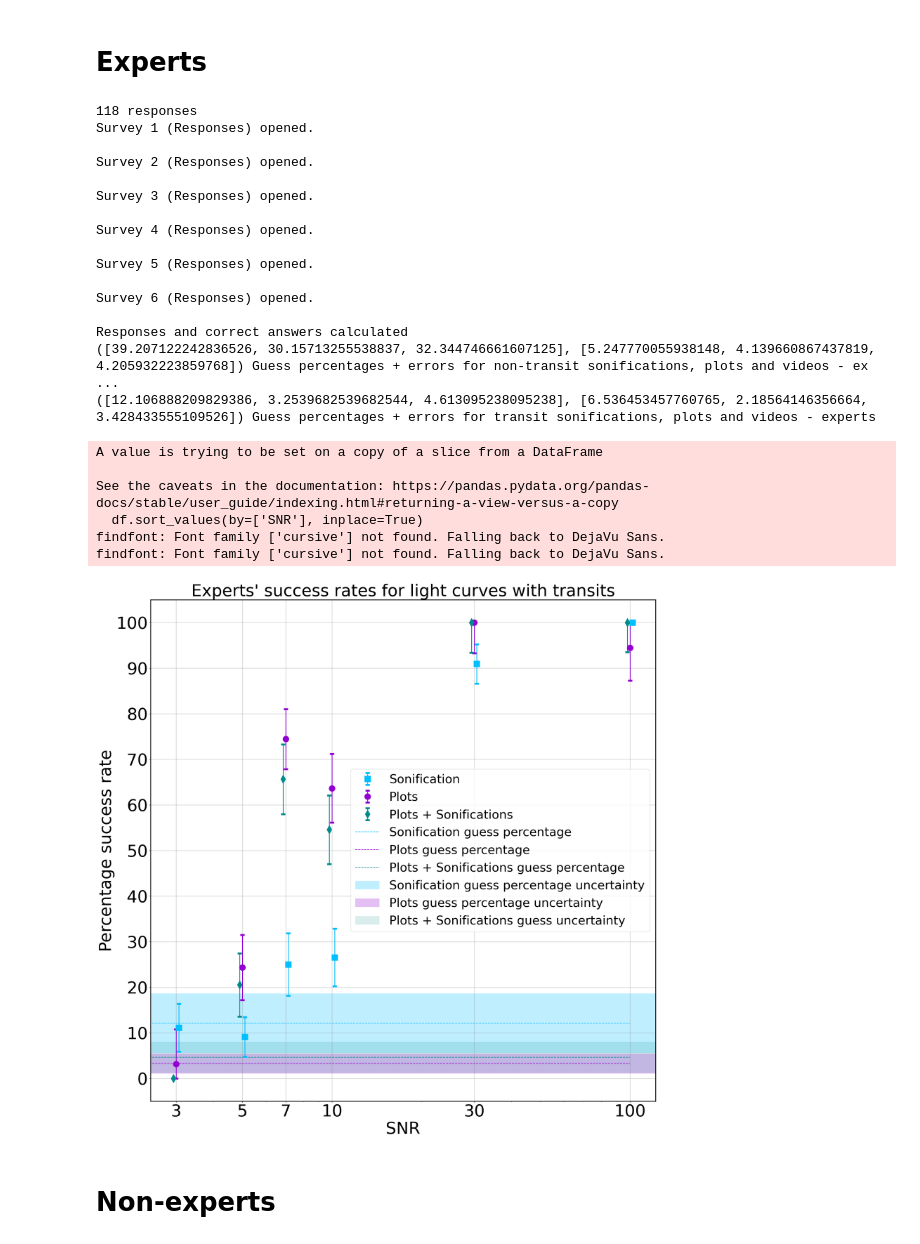
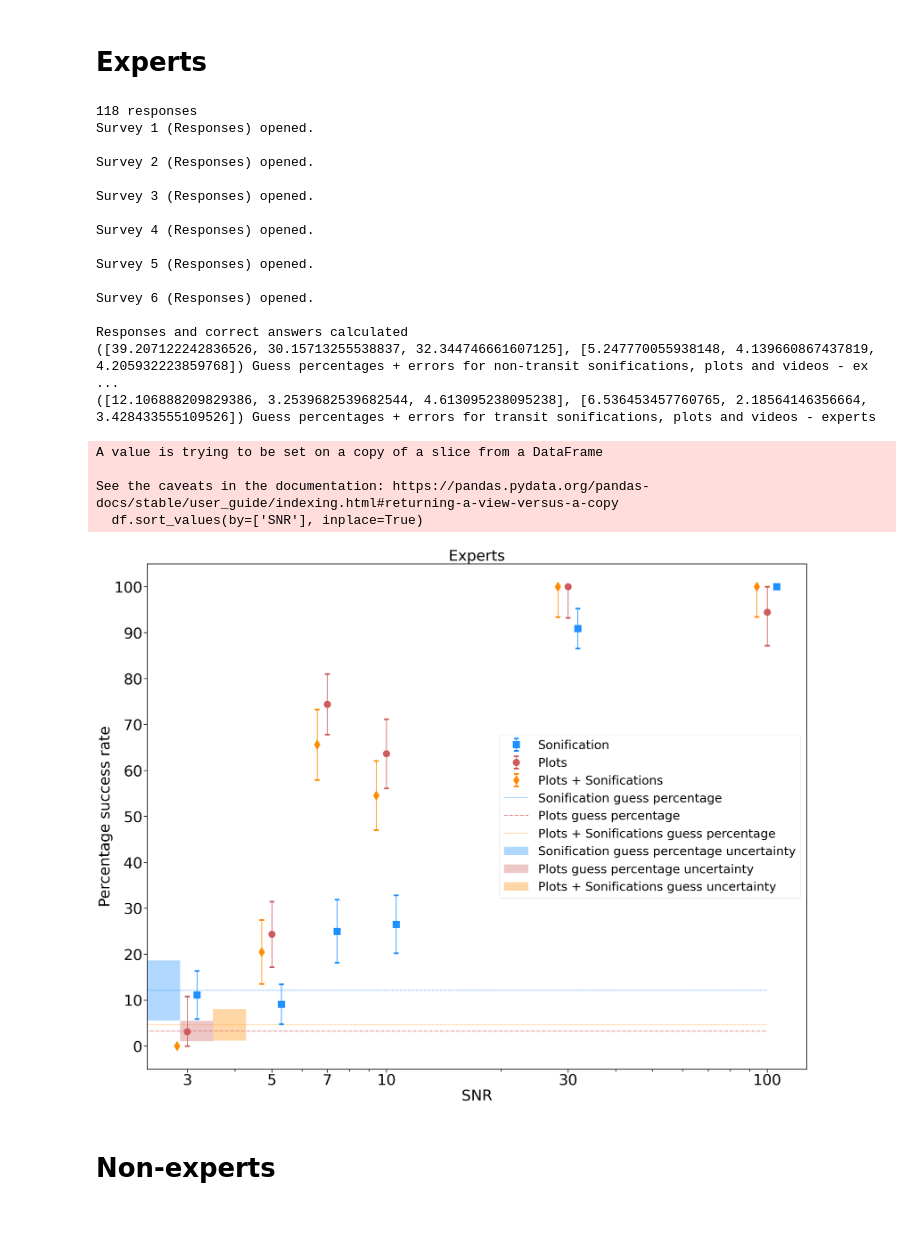
Before and after one commit to jacktuckerbrown/star-sound, a Jupyter notebook: analysismanuscript.ipynb, the cells around one changed output. Saved outputs shown, nothing was run; the diff lists cells and outputs as text; code cells hidden in the pictures.

Commit message:
updating figures

```diff
--- a/analysismanuscript.ipynb
+++ b/analysismanuscript.ipynb
@@ -1067,42 +1044,50 @@ def produce_12(sets,sound_in,visual_in,video_in):
                 suc_12_video.append(correct/tot*100.0)
                 suc_12_videoerr.append(err*100.0)
 
-    f, ax = plt.subplots(figsize=(24, 24))
+    f, ax = plt.subplots(figsize=(35, 27))
 
-    plt.errorbar([i + 0.02*i for i in snr], suc_12_sound, yerr=error_out(suc_12_sound,suc_12_sounderr),
+    plt.errorbar([i + 0.06*i for i in snr], suc_12_sound, yerr=error_out(suc_12_sound,suc_12_sounderr),
                  capthick=5, elinewidth=2,
-                 xerr=None,color = 'deepskyblue', linestyle="None",
-                 marker='s', markersize=16, capsize=5.5, label='Sonification')
+                 xerr=None,color = 'dodgerblue', linestyle="None",
+                 marker='s', markersize=20, capsize=7.5, label='Sonification')
 
     plt.errorbar(snr, suc_12_visual, yerr=error_out(suc_12_visual,suc_12_visualerr),
                  capthick=5, elinewidth=2,
-                 xerr=None, color='darkviolet', linestyle="None", marker='o',
-                 markersize=16, capsize=5.5, label='Plots')
+                 xerr=None, color='indianred', linestyle="None",
+                 marker='o', markersize=20, capsize=7.5, label='Plots')
 
-    plt.errorbar([i - 0.02*i for i in snr], suc_12_video, yerr=error_out(suc_12_video,suc_12_videoerr),
+    plt.errorbar([i - 0.06*i for i in snr], suc_12_video, yerr=error_out(suc_12_video,suc_12_videoerr),
                  capthick=5, elinewidth=2,
-                 xerr=None,color='darkcyan', linestyle="None",
-                 marker='d', markersize=16, capsize=5.5, label='Plots + Sonifications')
+                 xerr=None,color='darkorange', linestyle="None",
+                 marker='d', markersize=20, capsize=7.5, label='Plots + Sonifications')
 
     guessperc_errs =  [error_out(calc_12guess(sound_in,visual_in,video_in)[0][0],calc_12guess(sound_in,visual_in,video_in)[1][0]),
                       error_out(calc_12guess(sound_in,visual_in,video_in)[0][1],calc_12guess(sound_in,visual_in,video_in)[1][1]),
                       error_out(calc_12guess(sound_in,visual_in,video_in)[0][2],calc_12guess(sound_in,visual_in,video_in)[1][2])]
 
-    ax.hlines(calc_12guess(sound_in,visual_in,video_in)[0][0], 0, 100, linestyle = 'dashed',color= 'deepskyblue',
+    ax.hlines(calc_12guess(sound_in,visual_in,video_in)[0][0], 0, 100, linestyle = 'dashed',color= 'dodgerblue',
               label = 'Sonification guess percentage')
+    #ax.hlines(calc_12guess(sound_in,visual_in,video_in)[0][0]-guessperc_errs[0][0][0], 10, 18, linestyle = 'dashed',color= 'dodgerblue')
+    #ax.hlines(calc_12guess(sound_in,visual_in,video_in)[0][0]+guessperc_errs[0][1][0], 10, 18, linestyle = 'dashed',color= 'dodgerblue')
     ax.axhspan(calc_12guess(sound_in,visual_in,video_in)[0][0]-guessperc_errs[0][0][0], (calc_12guess(sound_in,visual_in,video_in)[0][0]+guessperc_errs[0][1][0]),
-               facecolor='deepskyblue', alpha=0.25,label='Sonification guess percentage uncertainty')
+               0,0.05,
+               facecolor='dodgerblue', alpha=0.35,label='Sonification guess percentage uncertainty')
 
-    ax.hlines(calc_12guess(sound_in,visual_in,video_in)[0][1], 0, 100, linestyle = 'dashed',color= 'darkviolet',
+    ax.hlines(calc_12guess(sound_in,visual_in,video_in)[0][1], 0, 100, linestyle = 'dashdot',color= 'indianred',
               label = 'Plots guess percentage')
+    #ax.hlines(calc_12guess(sound_in,visual_in,video_in)[0][1]-guessperc_errs[1][0][0], 22, 38, linestyle = 'dashed',color= 'indianred')
+    #ax.hlines(calc_12guess(sound_in,visual_in,video_in)[0][1]+guessperc_errs[1][1][0], 22, 38, linestyle = 'dashed',color= 'indianred')
     ax.axhspan(calc_12guess(sound_in,visual_in,video_in)[0][1]-guessperc_errs[1][0][0], (calc_12guess(sound_in,visual_in,video_in)[0][1]+guessperc_errs[1][1][0]),
-              facecolor='darkviolet', alpha=0.25, label = 'Plots guess percentage uncertainty')
+               0.05,0.1,
+              facecolor='indianred', alpha=0.35, label = 'Plots guess percentage uncertainty')
 
-
-    ax.hlines(calc_12guess(sound_in,visual_in,video_in)[0][2], 0, 100, linestyle = 'dashed',color= 'darkcyan',
+    ax.hlines(calc_12guess(sound_in,visual_in,video_in)[0][2], 0, 100, linestyle = 'dotted',color= 'darkorange',
               label = 'Plots + Sonifications guess percentage')
+    #ax.hlines(calc_12guess(sound_in,visual_in,video_in)[0][2]-guessperc_errs[2][0][0], 40, 65, linestyle = 'dashed',color= 'darkorange')
+    #ax.hlines(calc_12guess(sound_in,visual_in,video_in)[0][2]+guessperc_errs[2][1][0], 40, 65, linestyle = 'dashed',color= 'darkorange')
     ax.axhspan(calc_12guess(sound_in,visual_in,video_in)[0][2]-guessperc_errs[2][0][0], (calc_12guess(sound_in,visual_in,video_in)[0][2]+guessperc_errs[2][1][0]),
-               facecolor='darkcyan', alpha=0.15, label = 'Plots + Sonifications guess uncertainty')
+               0.1,0.15,
+               facecolor='darkorange', alpha=0.35, label = 'Plots + Sonifications guess uncertainty')
 
     plt.xscale("log")
 
@@ -1116,9 +1101,9 @@ def produce_12(sets,sound_in,visual_in,video_in):
     y_formatter = ticker.FixedFormatter(["0","10","20","30","40","50","60","70","80","90","100"])
     y_locator = ticker.FixedLocator([0,10,20,30,40,50,60,70,80,90,100])
 
-    plt.rcParams.update({'font.size': 32})
+    plt.rcParams.update({'font.size': 36})
 
-    #plt.legend()#,fontsize='xx-large')
+    plt.legend()#,fontsize='xx-large')
 
     handles, labels = plt.gca().get_legend_handles_labels()
     order = [6,7,8,3,4,5,0,1,2]
@@ -1127,43 +1112,47 @@ def produce_12(sets,sound_in,visual_in,video_in):
     for axis in ['top','bottom','left','right']:
           ax.spines[axis].set_linewidth(2)
 
-    ax.grid(axis="x", color="grey", alpha=.25, linewidth=2)
-    ax.grid(axis="y", color="grey", alpha=.25, linewidth=2)
+    #ax.grid(axis="x", color="grey", alpha=.4, linewidth=2)
+    #ax.grid(axis="y", color="grey", alpha=.4, linewidth=2)
     ax.xaxis.set_major_formatter(x_formatter)
     ax.xaxis.set_major_locator(x_locator)
     ax.yaxis.set_major_formatter(y_formatter)
     ax.yaxis.set_major_locator(y_locator)
 
+    #ax.xaxis.set_minor_locator(AutoMinorLocator())
+
+    ax.tick_params(which='both', width=2)
+    ax.tick_params(which='major', length=10)
+    ax.tick_params(which='minor', length=7, color='k')
+
     return ax
 
 fig = produce_12(sets_expert,expert_sound,expert_visual,expert_video)
-fig.set_title("Experts' success rates for light curves with transits",fontsize=44)
+fig.set_title("Experts",fontsize=44)
 
 plt.savefig("New report/Produced figures/n = 1,2, experts.jpg")
 # %% [output]
 118 responses
 Survey 1 (Responses) opened.
 
 Survey 2 (Responses) opened.
 
 Survey 3 (Responses) opened.
 
 Survey 4 (Responses) opened.
 
 Survey 5 (Responses) opened.
 
 Survey 6 (Responses) opened.
 
 Responses and correct answers calculated
 ([39.207122242836526, 30.15713255538837, 32.344746661607125], [5.247770055938148, 4.139660867437819, 4.205932223859768]) Guess percentages + errors for non-transit sonifications, plots and videos - ex ...
 ([12.106888209829386, 3.2539682539682544, 4.613095238095238], [6.536453457760765, 2.18564146356664, 3.428433555109526]) Guess percentages + errors for transit sonifications, plots and videos - experts
 A value is trying to be set on a copy of a slice from a DataFrame
 
 See the caveats in the documentation: https://pandas.pydata.org/pandas-docs/stable/user_guide/indexing.html#returning-a-view-versus-a-copy
   df.sort_values(by=['SNR'], inplace=True)
-findfont: Font family ['cursive'] not found. Falling back to DejaVu Sans.
-findfont: Font family ['cursive'] not found. Falling back to DejaVu Sans.
-[figure, old version]
+[figure, new version]
 # %% [markdown]
 # Non-experts
 # %%
```
Also changed, not shown: parts of 11 cells of this notebook.
